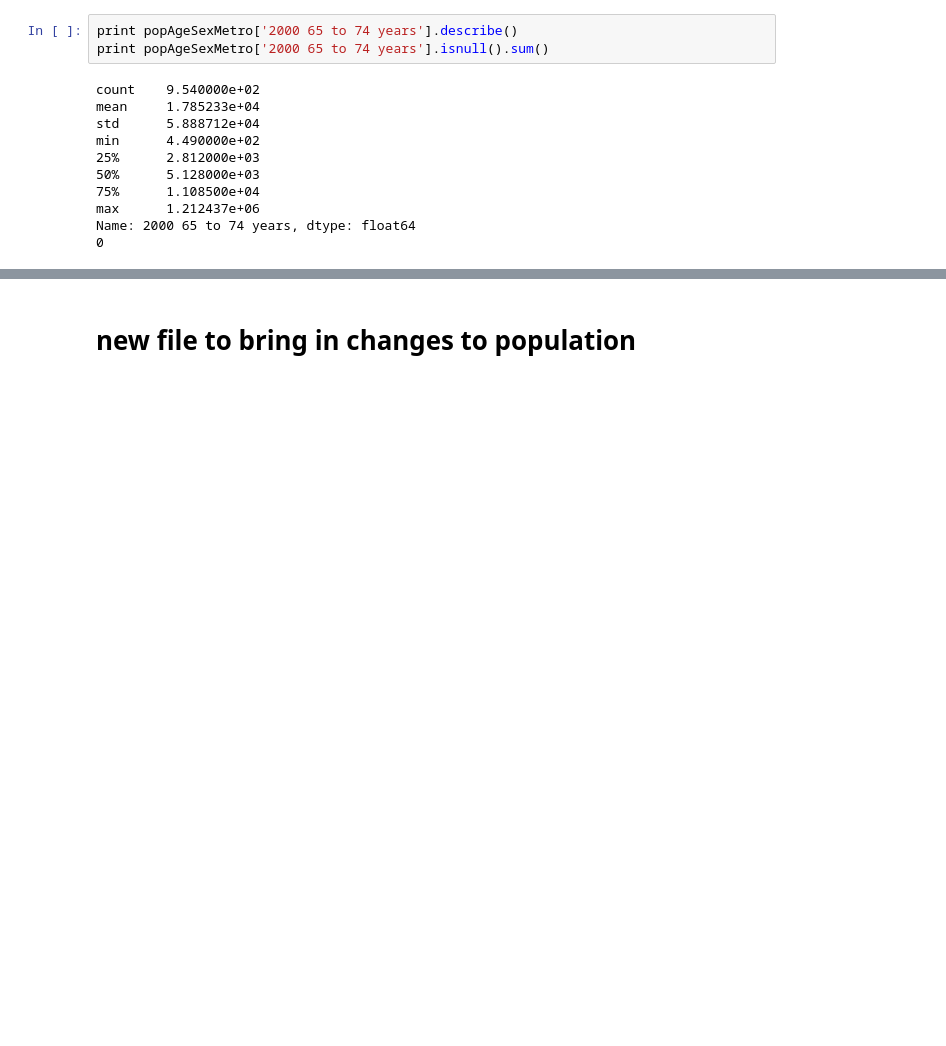
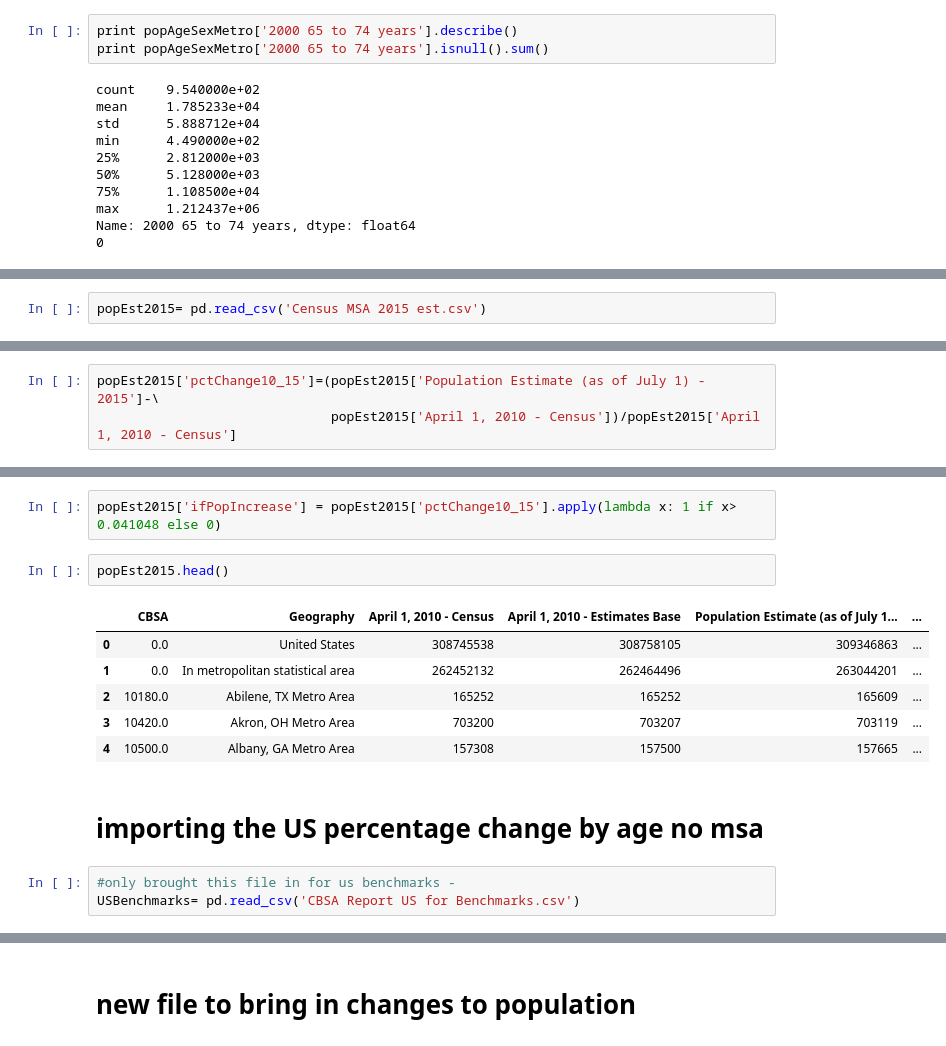
Before and after one commit to MLTaylor880/capstone, a Jupyter notebook: Capstone getting the data.ipynb, the cells around one changed output, grey strips where cells are left out. Drawn from its saved outputs; the diff is of its cells as text; blank space fills up the shorter version.

```diff
--- a/Capstone getting the data.ipynb
+++ b/Capstone getting the data.ipynb
@@ -144,0 +183,2 @@ popAgeSexMetro['diff75']=popAgeSexMetro['2010 75 years and over']-popAgeSexMetro
+# %%
+popEst2015= pd.read_csv('Census MSA 2015 est.csv')
@@ -144,0 +197,3 @@ popAgeSexMetro['diff75']=popAgeSexMetro['2010 75 years and over']-popAgeSexMetro
+# %%
+popEst2015['pctChange10_15']=(popEst2015['Population Estimate (as of July 1) - 2015']-\
+                              popEst2015['April 1, 2010 - Census'])/popEst2015['April 1, 2010 - Census']
@@ -144,0 +208,16 @@ popAgeSexMetro['diff75']=popAgeSexMetro['2010 75 years and over']-popAgeSexMetro
+# %%
+popEst2015['ifPopIncrease'] = popEst2015['pctChange10_15'].apply(lambda x: 1 if x> 0.041048 else 0)
+# %%
+popEst2015.head()
+# %% [output]
+|  | CBSA | Geography | April 1, 2010 - Census | April 1, 2010 - Estimates Base | Population Estimate (as of July 1... | ... |
+| 0 | 0.0 | United States | 308745538 | 308758105 | 309346863 | ... |
+| 1 | 0.0 | In metropolitan statistical area | 262452132 | 262464496 | 263044201 | ... |
+| 2 | 10180.0 | Abilene, TX Metro Area | 165252 | 165252 | 165609 | ... |
+| 3 | 10420.0 | Akron, OH Metro Area | 703200 | 703207 | 703119 | ... |
+| 4 | 10500.0 | Albany, GA Metro Area | 157308 | 157500 | 157665 | ... |
+# %% [markdown]
+# importing the US percentage change by age no msa
+# %%
+#only brought this file in for us benchmarks -
+USBenchmarks= pd.read_csv('CBSA Report US for Benchmarks.csv')
```
Also changed, not shown: parts of 22 cells of this notebook, 3 other files.
